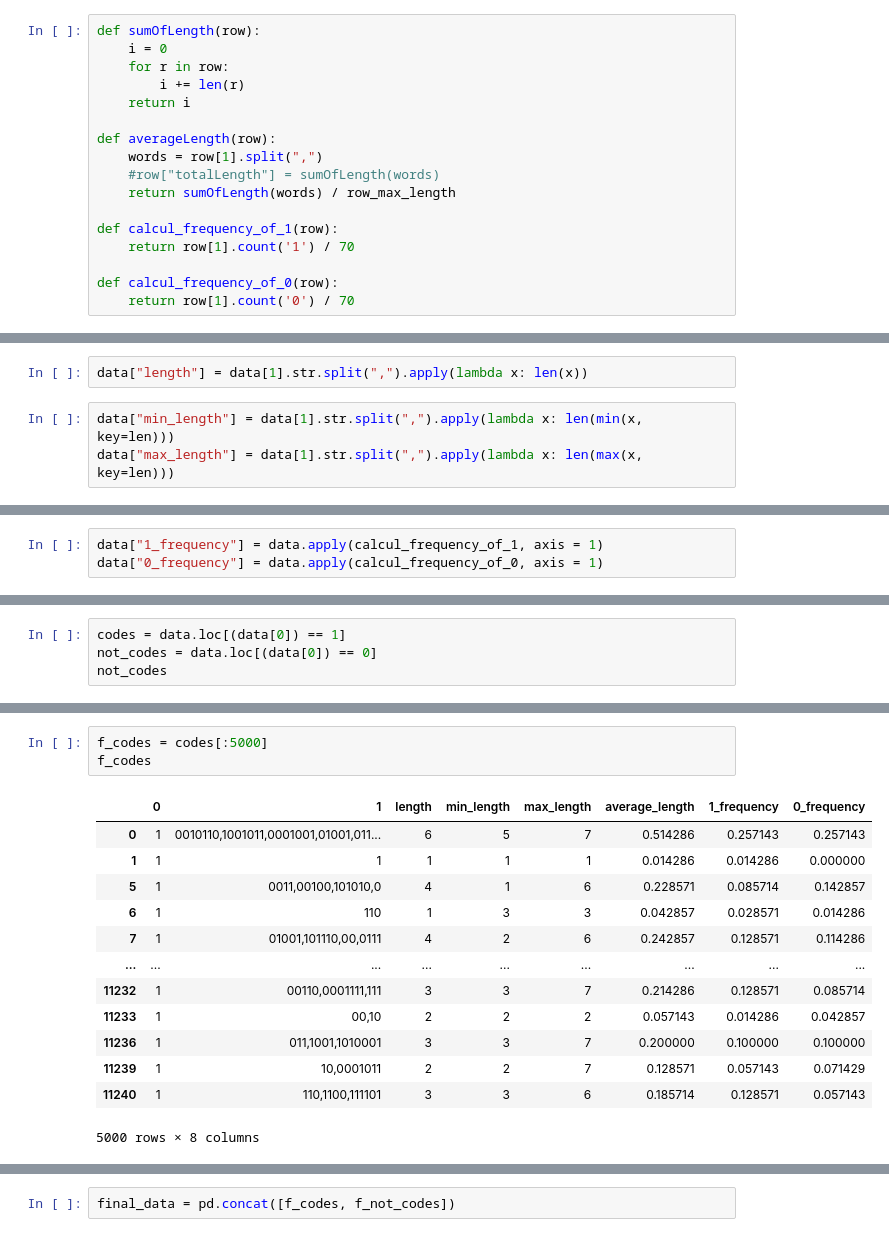
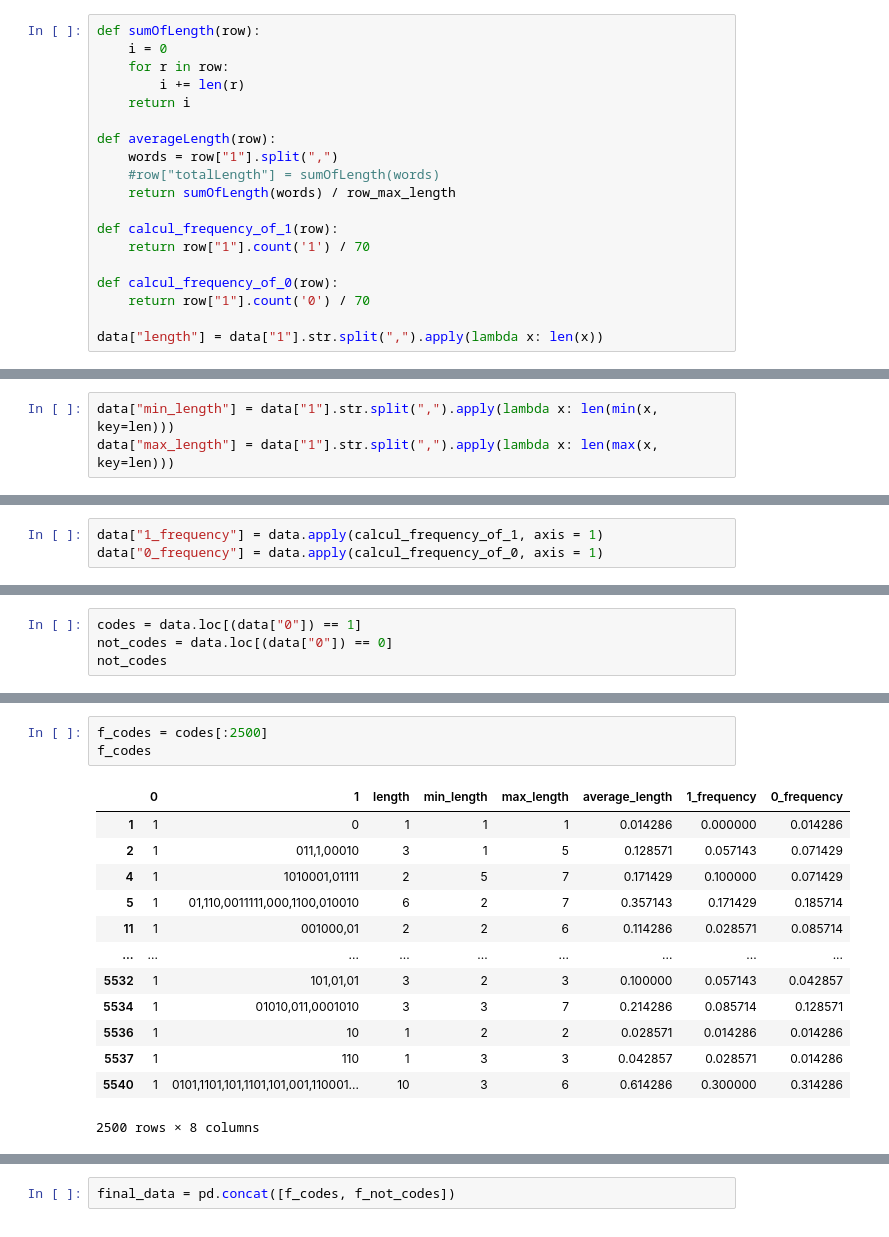
Before and after one commit to fabien-ss/MODEL-LANGUAGE-PREDICATION, a Jupyter notebook: Notebook/Model-prediction.ipynb, the cells around one changed output, grey strips where cells are left out. Saved outputs shown, nothing was run; the diff lists cells and outputs as text.

```diff
--- a/Notebook/Model-prediction.ipynb
+++ b/Notebook/Model-prediction.ipynb
@@ -28,12 +23,14 @@ def sumOfLength(row):
     return i
 
 def averageLength(row):
-    words = row[1].split(",")
+    words = row["1"].split(",")
     #row["totalLength"] = sumOfLength(words)
     return sumOfLength(words) / row_max_length
 
 def calcul_frequency_of_1(row):
-    return row[1].count('1') / 70
+    return row["1"].count('1') / 70
 
 def calcul_frequency_of_0(row):
-    return row[1].count('0') / 70
+    return row["1"].count('0') / 70
+
+data["length"] = data["1"].str.split(",").apply(lambda x: len(x))
@@ -40,8 +39,6 @@ def calcul_frequency_of_0(row):
 # %%
-data["length"] = data[1].str.split(",").apply(lambda x: len(x))
+data["min_length"] = data["1"].str.split(",").apply(lambda x: len(min(x, key=len)))
+data["max_length"] = data["1"].str.split(",").apply(lambda x: len(max(x, key=len)))
-# %%
-data["min_length"] = data[1].str.split(",").apply(lambda x: len(min(x, key=len)))
-data["max_length"] = data[1].str.split(",").apply(lambda x: len(max(x, key=len)))
 # %%
 data["average_length"] = data.apply(averageLength, axis = 1)
 # %%
@@ -50,6 +65,6 @@ data["0_frequency"] = data.apply(calcul_frequency_of_0, axis = 1)
 # %%
-codes = data.loc[(data[0]) == 1]
-not_codes = data.loc[(data[0]) == 0]
+codes = data.loc[(data["0"]) == 1]
+not_codes = data.loc[(data["0"]) == 0]
 not_codes
 # %% [output]
 |  | 0 | 1 | length | min_length | max_length | average_length | 1_frequency | 0_frequency |
@@ -68,18 +83,18 @@ not_codes
 # %%
-f_codes = codes[:5000]
+f_codes = codes[:2500]
 f_codes
 # %% [output]
 |  | 0 | 1 | length | min_length | max_length | average_length | 1_frequency | 0_frequency |
-| 0 | 1 | 0010110,1001011,0001001,01001,011... | 6 | 5 | 7 | 0.514286 | 0.257143 | 0.257143 |
-| 1 | 1 | 1 | 1 | 1 | 1 | 0.014286 | 0.014286 | 0.000000 |
-| 5 | 1 | 0011,00100,101010,0 | 4 | 1 | 6 | 0.228571 | 0.085714 | 0.142857 |
-| 6 | 1 | 110 | 1 | 3 | 3 | 0.042857 | 0.028571 | 0.014286 |
-| 7 | 1 | 01001,101110,00,0111 | 4 | 2 | 6 | 0.242857 | 0.128571 | 0.114286 |
+| 1 | 1 | 0 | 1 | 1 | 1 | 0.014286 | 0.000000 | 0.014286 |
+| 2 | 1 | 011,1,00010 | 3 | 1 | 5 | 0.128571 | 0.057143 | 0.071429 |
+| 4 | 1 | 1010001,01111 | 2 | 5 | 7 | 0.171429 | 0.100000 | 0.071429 |
+| 5 | 1 | 01,110,0011111,000,1100,010010 | 6 | 2 | 7 | 0.357143 | 0.171429 | 0.185714 |
+| 11 | 1 | 001000,01 | 2 | 2 | 6 | 0.114286 | 0.028571 | 0.085714 |
 | ... | ... | ... | ... | ... | ... | ... | ... | ... |
-| 11232 | 1 | 00110,0001111,111 | 3 | 3 | 7 | 0.214286 | 0.128571 | 0.085714 |
-| 11233 | 1 | 00,10 | 2 | 2 | 2 | 0.057143 | 0.014286 | 0.042857 |
-| 11236 | 1 | 011,1001,1010001 | 3 | 3 | 7 | 0.200000 | 0.100000 | 0.100000 |
-| 11239 | 1 | 10,0001011 | 2 | 2 | 7 | 0.128571 | 0.057143 | 0.071429 |
-| 11240 | 1 | 110,1100,111101 | 3 | 3 | 6 | 0.185714 | 0.128571 | 0.057143 |
+| 5532 | 1 | 101,01,01 | 3 | 2 | 3 | 0.100000 | 0.057143 | 0.042857 |
+| 5534 | 1 | 01010,011,0001010 | 3 | 3 | 7 | 0.214286 | 0.085714 | 0.128571 |
+| 5536 | 1 | 10 | 1 | 2 | 2 | 0.028571 | 0.014286 | 0.014286 |
+| 5537 | 1 | 110 | 1 | 3 | 3 | 0.042857 | 0.028571 | 0.014286 |
+| 5540 | 1 | 0101,1101,101,1101,101,001,110001... | 10 | 3 | 6 | 0.614286 | 0.300000 | 0.314286 |
-5000 rows × 8 columns
+2500 rows × 8 columns
 # %%
```
Also changed, not shown: parts of 43 cells of this notebook, 10 other files.
